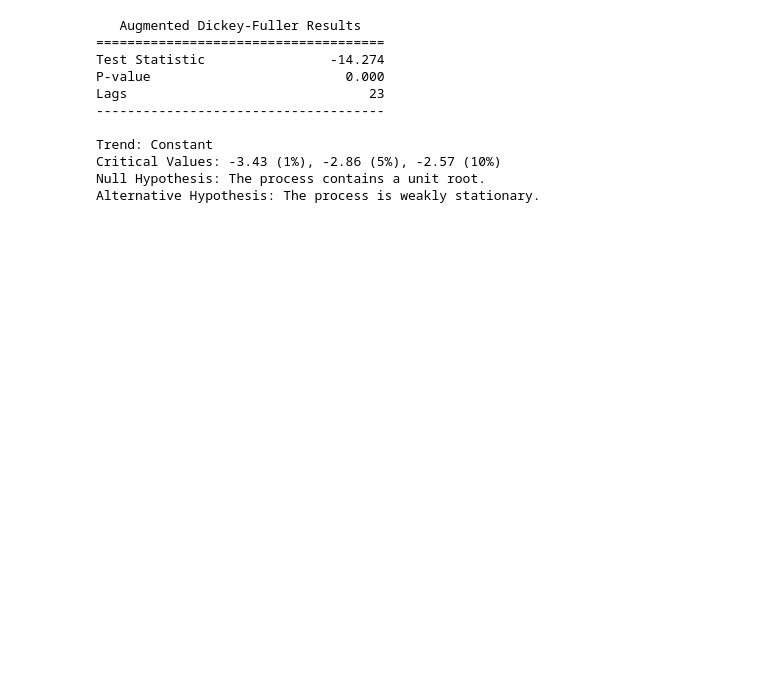
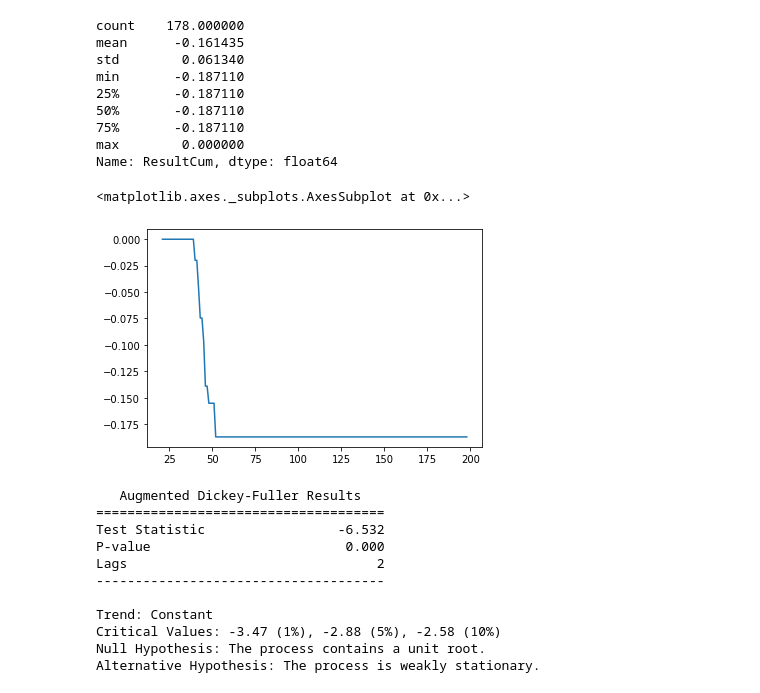
Before and after one commit to DanielSTS/TradingQuant, a Jupyter notebook: Z-Score.ipynb, the cells around one changed output. Cells and saved outputs as stored; diff of their text form; code cells hidden in the pictures; blank space fills up the shorter version.

```diff
--- a/Z-Score.ipynb
+++ b/Z-Score.ipynb
@@ -67,0 +89,7 @@ array([[ 7.42486057e-05],
+# %%
+a['Bull'] = np.select([a['z'] < -2], [(a['returnShift'])], default=0)
+
+a['Bear'] = np.select([a['z'] > 2 ], [(- a['returnShift'])], default=0)
+
+a['ResultCum'] = np.cumsum(a['Bull'] + a['Bear'])
+a
@@ -68,15 +110,30 @@ array([[ 7.42486057e-05],
+# %%
+print(a['ResultCum'].describe())
+a['ResultCum'].plot()
+# %% [output]
+count    178.000000
+mean      -0.161435
+std        0.061340
+min       -0.187110
+25%       -0.187110
+50%       -0.187110
+75%       -0.187110
+max        0.000000
+Name: ResultCum, dtype: float64
+<matplotlib.axes._subplots.AxesSubplot at 0x...>
+[figure, added]
 # %%
-adf = ADF(a['noTrend'])
+adf = ADF(a['residuos'])
 print(adf.summary().as_text())
 # %% [output]
    Augmented Dickey-Fuller Results
 =====================================
-Test Statistic                -14.274
+Test Statistic                 -6.532
 P-value                         0.000
-Lags                               23
+Lags                                2
 -------------------------------------
 
 Trend: Constant
-Critical Values: -3.43 (1%), -2.86 (5%), -2.57 (10%)
+Critical Values: -3.47 (1%), -2.88 (5%), -2.58 (10%)
 Null Hypothesis: The process contains a unit root.
 Alternative Hypothesis: The process is weakly stationary.
```
Also changed, not shown: parts of 6 cells of this notebook, 1 other file.
